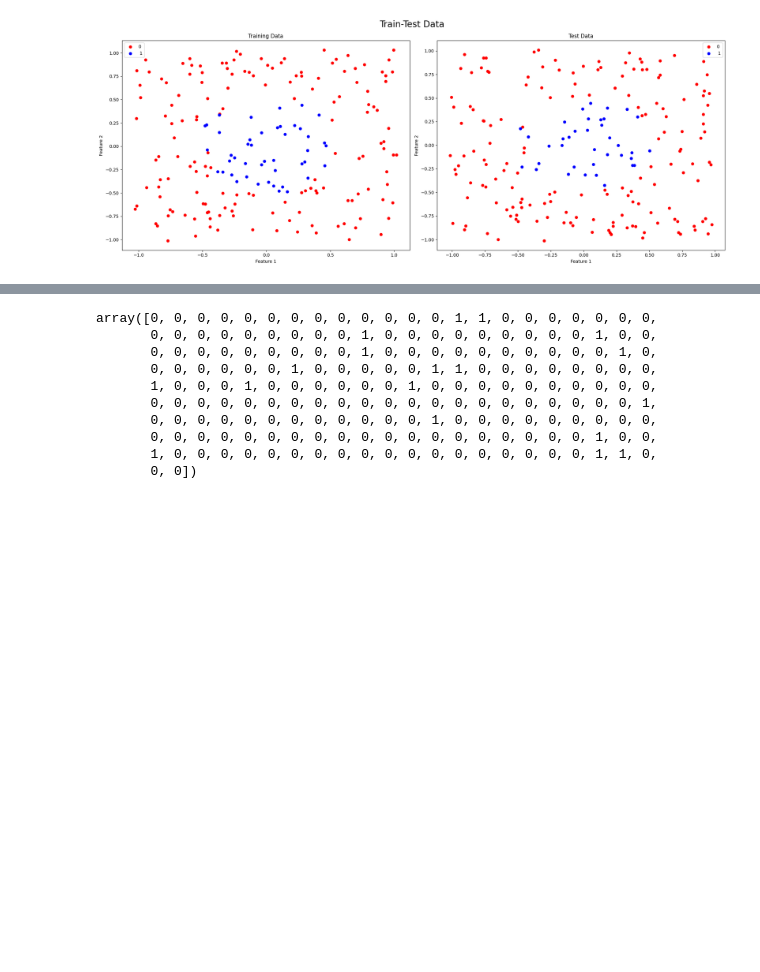
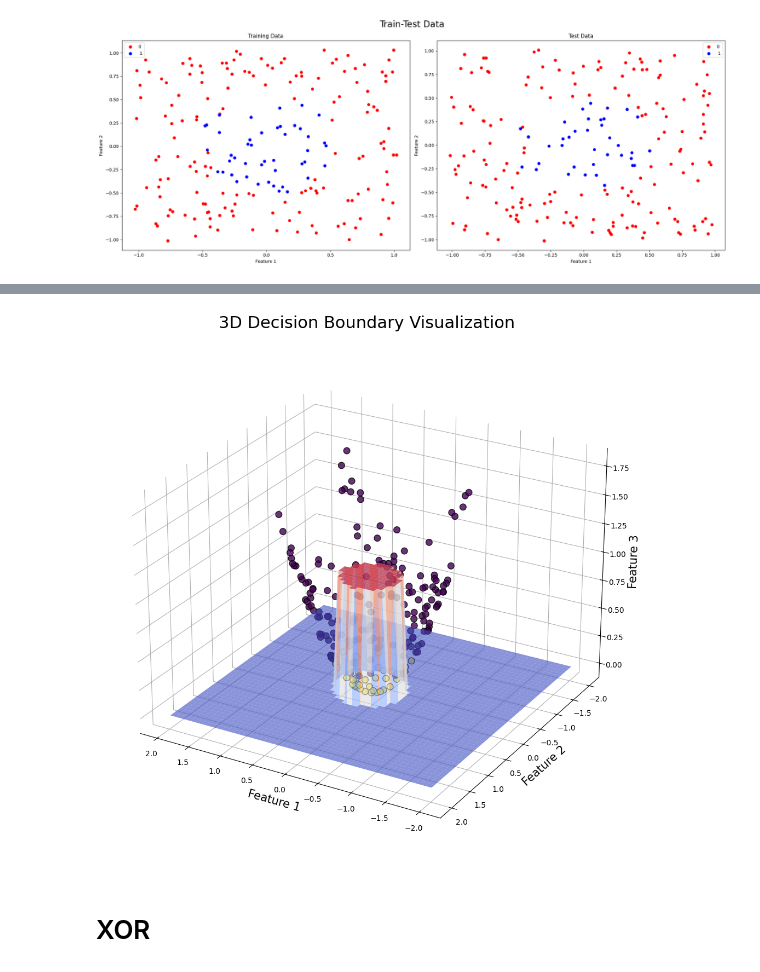
Before and after one commit to Vashistht/Intro_DL, a Jupyter notebook: IDL_hw2/source/Deliverable7.ipynb, the cells around one changed output, grey strips where cells are left out. Saved outputs shown, nothing was run; the diff lists cells and outputs as text; code cells hidden in the pictures; blank space fills up the shorter version.

```diff
--- a/IDL_hw2/source/Deliverable7.ipynb
+++ b/IDL_hw2/source/Deliverable7.ipynb
@@ -195,15 +218,4 @@ def predict(X, model): # added this to work with my mlp
         y_pred = model.forward(X)
         return np.argmax(y_pred, axis=1)
 # %%
-np.argmax(mlp.forward(x_test_augmented), axis=1)
+# np.argmax(mlp.forward(x_test_augmented), axis=1)
-# %% [output]
-array([0, 0, 0, 0, 0, 0, 0, 0, 0, 0, 0, 0, 0, 1, 1, 0, 0, 0, 0, 0, 0, 0,
-       0, 0, 0, 0, 0, 0, 0, 0, 0, 1, 0, 0, 0, 0, 0, 0, 0, 0, 0, 1, 0, 0,
-       0, 0, 0, 0, 0, 0, 0, 0, 0, 1, 0, 0, 0, 0, 0, 0, 0, 0, 0, 0, 1, 0,
-       0, 0, 0, 0, 0, 0, 1, 0, 0, 0, 0, 0, 1, 1, 0, 0, 0, 0, 0, 0, 0, 0,
-       1, 0, 0, 0, 1, 0, 0, 0, 0, 0, 0, 1, 0, 0, 0, 0, 0, 0, 0, 0, 0, 0,
-       0, 0, 0, 0, 0, 0, 0, 0, 0, 0, 0, 0, 0, 0, 0, 0, 0, 0, 0, 0, 0, 1,
-       0, 0, 0, 0, 0, 0, 0, 0, 0, 0, 0, 0, 1, 0, 0, 0, 0, 0, 0, 0, 0, 0,
-       0, 0, 0, 0, 0, 0, 0, 0, 0, 0, 0, 0, 0, 0, 0, 0, 0, 0, 0, 1, 0, 0,
-       1, 0, 0, 0, 0, 0, 0, 0, 0, 0, 0, 0, 0, 0, 0, 0, 0, 0, 0, 1, 1, 0,
-       0, 0])
@@ -209,0 +247,36 @@ array([0, 0, 0, 0, 0, 0, 0, 0, 0, 0, 0, 0, 0, 1, 1, 0, 0, 0, 0, 0, 0, 0,
+# %%
+fig = plt.figure(figsize=(20, 10))
+
+# Plot for predicted decision boundary using plot_surface
+ax2 = fig.add_subplot(122, projection='3d')
+surface = ax2.plot_surface(xx, yy, Z_pred_reshaped, cmap='coolwarm', edgecolor='none', alpha=0.6)
+scatter = ax2.scatter(feature_1, feature_2, feature_3, c=y, cmap='viridis', edgecolors='k', s=70, alpha=0.8, marker='o', depthshade=True)
+ax2.set_title('Predicted Decision Boundary', fontsize=18)
+ax2.set_xlabel('Feature 1', fontsize=15)
+ax2.set_ylabel('Feature 2', fontsize=15)
+ax2.set_zlabel('Feature 3', fontsize=15)
+
+# Change the background color of the plot
+ax2.xaxis.pane.fill = False  # Remove the grid panes
+ax2.yaxis.pane.fill = False
+ax2.zaxis.pane.fill = False
+ax2.xaxis.pane.set_edgecolor('w')
+ax2.yaxis.pane.set_edgecolor('w')
+ax2.zaxis.pane.set_edgecolor('w')
+
+ax2.tick_params(axis='both', which='major', labelsize=10)
+
+# Adjust the view angle for better visibility and effect
+ax2.view_init(elev=25, azim=120)
+
+plt.title('3D Decision Boundary Visualization', fontsize=22)
+plt.tight_layout()
+
+if savefig and name:
+    plt.savefig(name + 'boundary_3d.png')
+
+plt.show()
+# %% [output]
+[figure, added]
+# %% [markdown]
+# XOR
```
Also changed, not shown: parts of 42 cells of this notebook, 2 other files.
